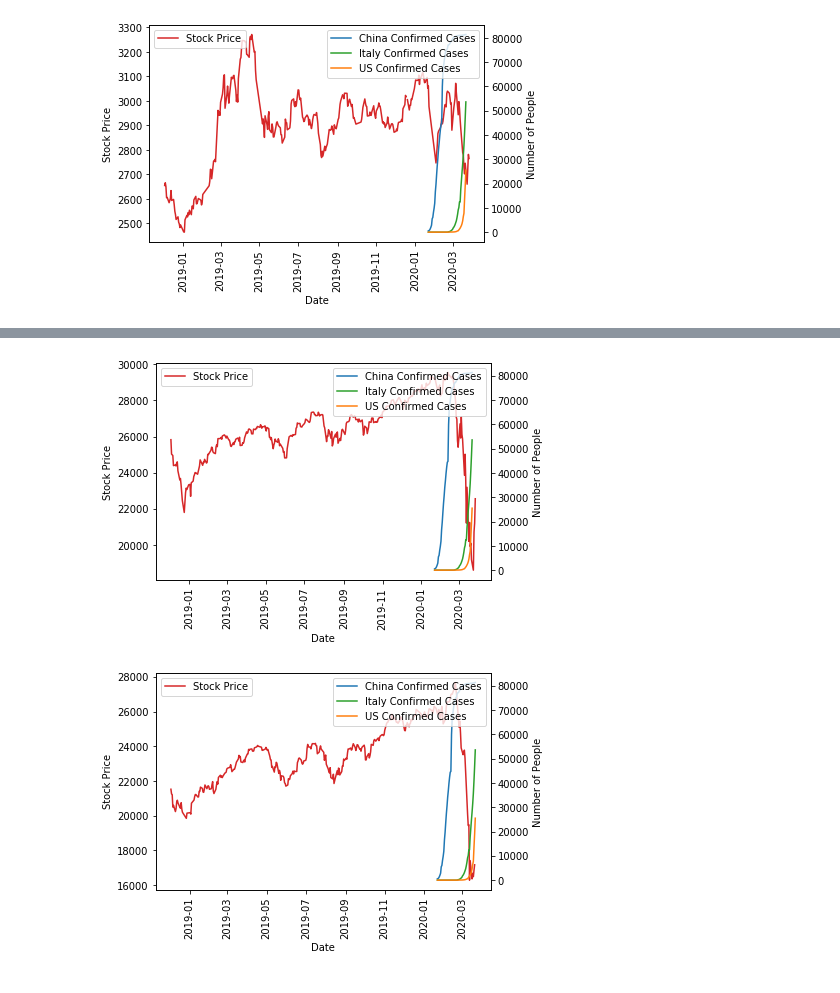
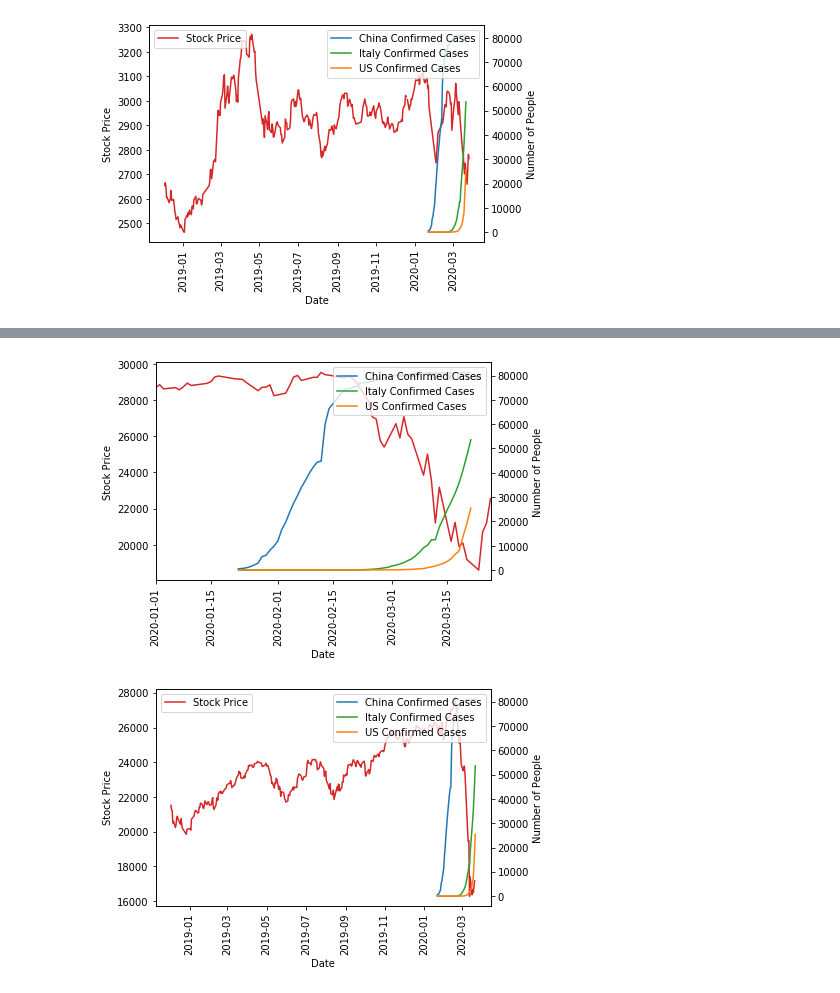
Before and after one commit to nberman12/COVID19-vs-Stocks, a Jupyter notebook: dev/daniel/Data_Collection2.ipynb, the cells around one changed output, grey strips where cells are left out. Cells and saved outputs as stored; diff of their text form; code cells hidden in the pictures.

```diff
--- a/dev/daniel/Data_Collection2.ipynb
+++ b/dev/daniel/Data_Collection2.ipynb
@@ -965,29 +963,30 @@ plt.show()
 # %%
 dji_df["Date"]=pd.to_datetime(dji_df["Date"])
 #stock price vs confirmed cases
 fig, ax1 = plt.subplots()
 color = 'tab:red'
 ax1.set_xlabel('Date')
 ax1.set_ylabel('Stock Price')
 ax1.plot(dji_df['Date'],dji_df['Close'], label = "Stock Price", color=color)
-
+plt.xlim(datetime.date(2020,1,1),datetime.date(2020,3,26))
 #plt.yscale('symlog')
 plt.legend()
 plt.xticks(rotation=90)
 ax2 = ax1.twinx()
 color1 = 'tab:blue'
 color2 = 'tab:green'
 color3 = 'tab:orange'
 ax2.set_ylabel('Number of People')
 ax2.plot(china_confirmed['China'], label = "China Confirmed Cases", color=color1)
 ax2.plot(italy_confirmed['Italy'], label = "Italy Confirmed Cases", color=color2)
 ax2.plot(us_confirmed['US'], label = "US Confirmed Cases", color=color3)
 
+
 plt.legend(loc = 'upper right')
 plt.savefig("graphs/DJI Stock vs Total Confirmed")
 plt.show()
 # %% [output]
-[figure, old version]
+[figure, new version]
 # %%
 #stock price vs confirmed cases
 fig, ax1 = plt.subplots()
```
Also changed, not shown: parts of 19 cells of this notebook, 14 other files.
